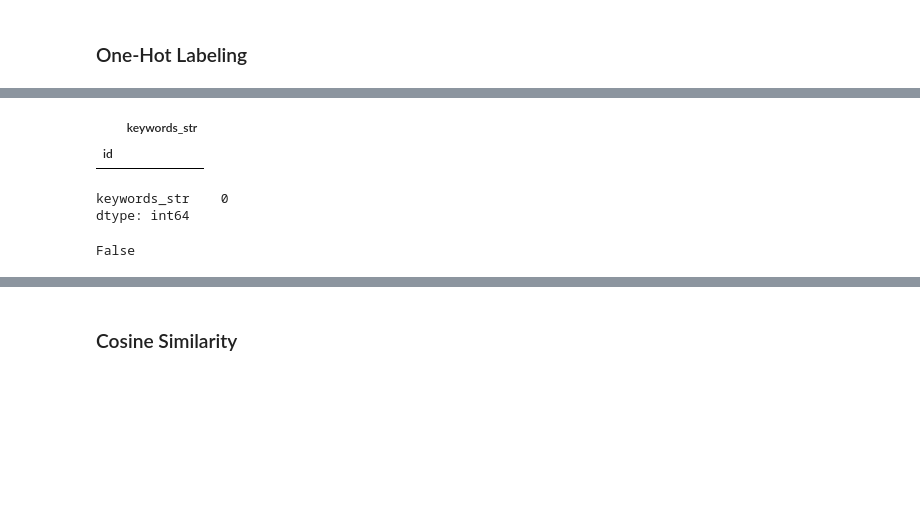
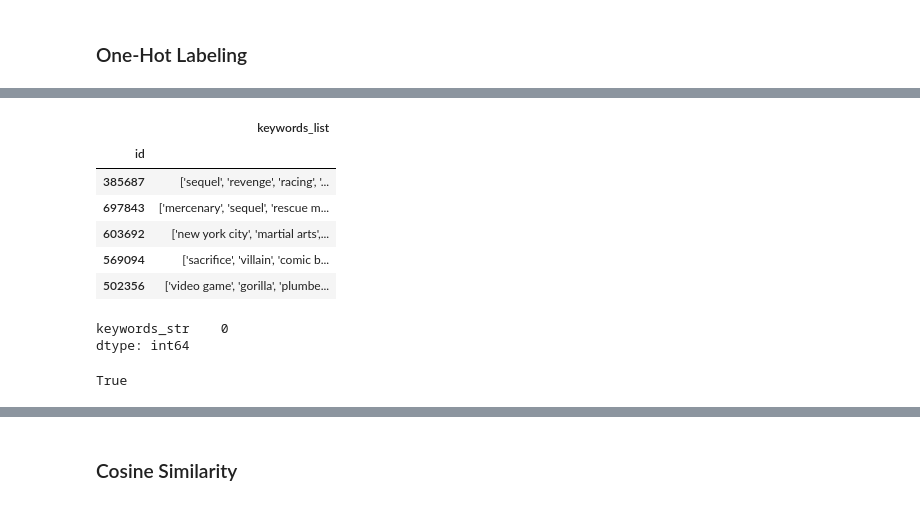
Before and after one commit to fadeeva/normal_projects, a Jupyter notebook: Popular_10000_movies_listed_on_TMDb/Data_Prepare.ipynb, the cells around one changed output, grey strips where cells are left out. Saved outputs shown, nothing was run; the diff lists cells and outputs as text; code cells hidden in the pictures; blank space fills up the shorter version.

```diff
--- a/Popular_10000_movies_listed_on_TMDb/Data_Prepare.ipynb
+++ b/Popular_10000_movies_listed_on_TMDb/Data_Prepare.ipynb
@@ -542,15 +552,19 @@ kw_vectors.shape
-# %%
-keywords_ind[keywords_ind['keywords_str'].isna()]
-# %% [output]
-|  | keywords_str |
-| id |  |
+# %%
+keywords_ind.head()
+# %% [output]
+|  | keywords_list |
+| id |  |
+| 385687 | ['sequel', 'revenge', 'racing', '... |
+| 697843 | ['mercenary', 'sequel', 'rescue m... |
+| 603692 | ['new york city', 'martial arts',... |
+| 569094 | ['sacrifice', 'villain', 'comic b... |
+| 502356 | ['video game', 'gorilla', 'plumbe... |
 # %%
 keywords_ind.isna().sum()
 # %% [output]
 keywords_str    0
 dtype: int64
 # %%
-# FUUUUUUUUUUUUUUUUUUUUUUUUUUUUUUUCK!!11
-'osaka' in unique_keywords
+'osaka, japan' in unique_keywords
 # %% [output]
-False
+True
```
Also changed, not shown: parts of 11 cells of this notebook.
